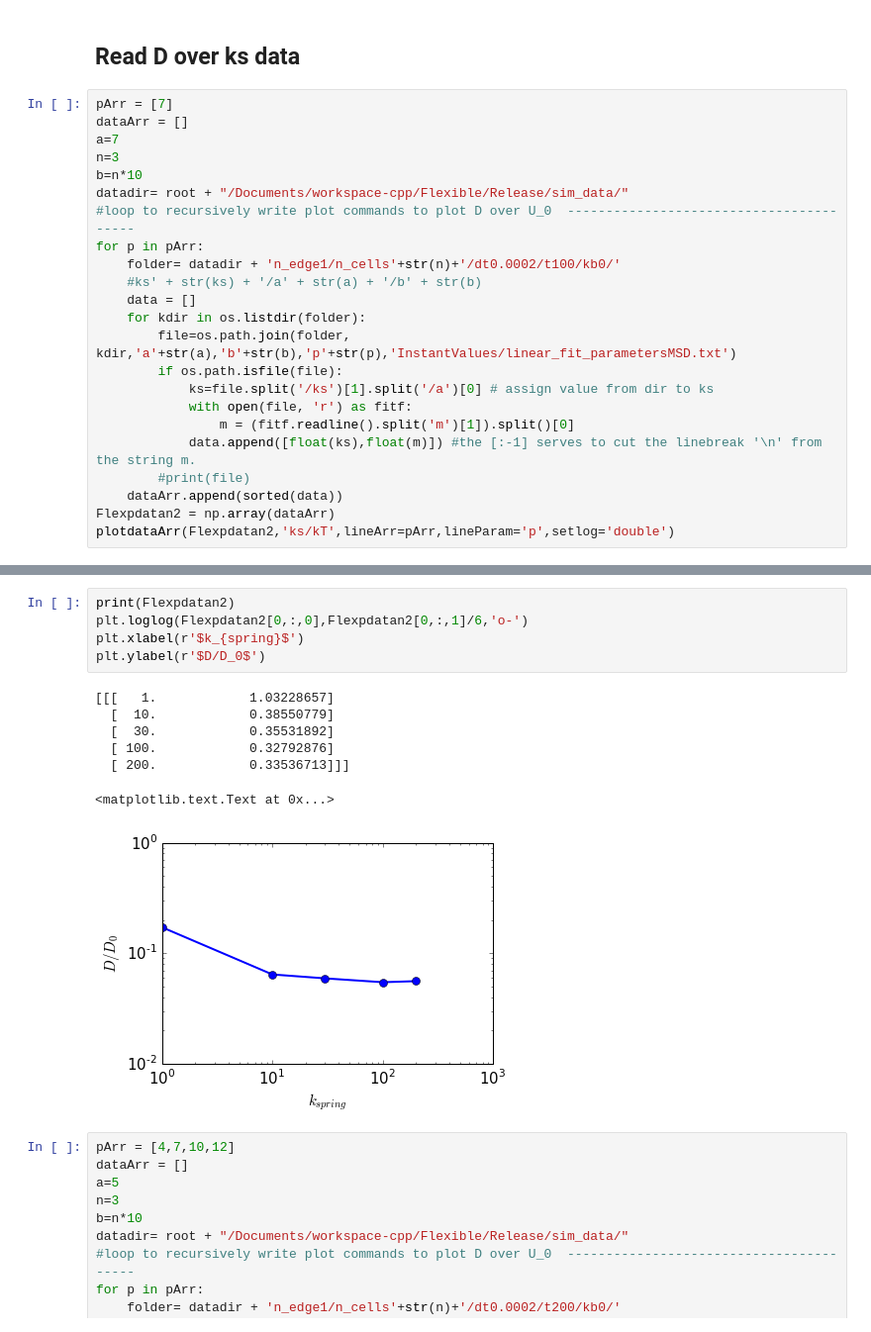
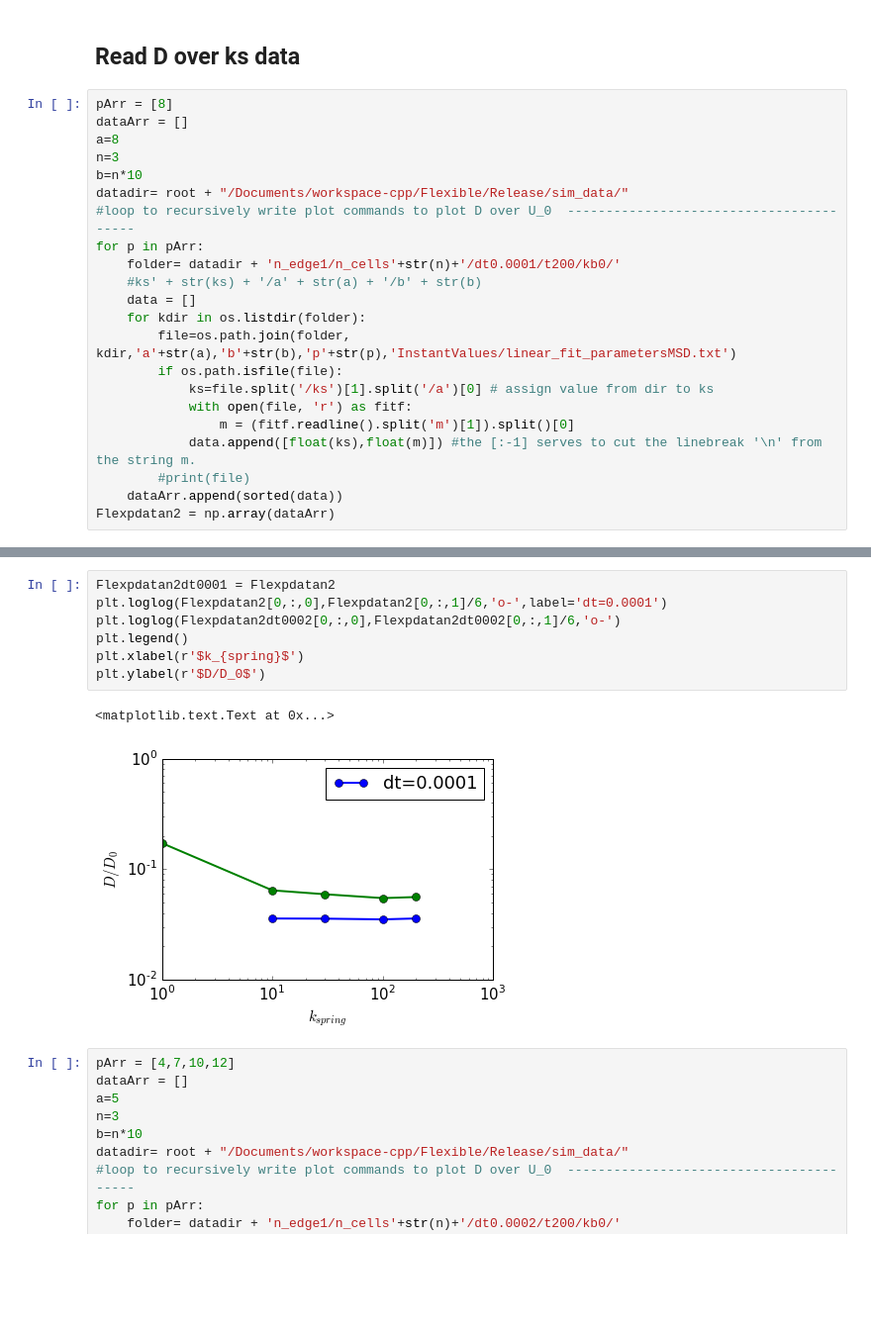
Before and after one commit to JohannHansing/iPythonNB, a Jupyter notebook: Flexible/Flexible.ipynb, the cells around one changed output, grey strips where cells are left out. Shown at 99% size. Saved outputs shown, nothing was run; the diff lists cells and outputs as text; blank space fills up the shorter version.

```diff
--- a/Flexible/Flexible.ipynb
+++ b/Flexible/Flexible.ipynb
@@ -241,15 +241,15 @@ Produces same results as ks = infty (SingleSpheres without HI)
 # %% [markdown]
 ## Read D over ks data
 # %%
-pArr = [7]
+pArr = [8]
 dataArr = []
-a=7
+a=8
 n=3
 b=n*10
 datadir= root + "/Documents/workspace-cpp/Flexible/Release/sim_data/"
 #loop to recursively write plot commands to plot D over U_0  ----------------------------------------
 for p in pArr:
-    folder= datadir + 'n_edge1/n_cells'+str(n)+'/dt0.0002/t100/kb0/'
+    folder= datadir + 'n_edge1/n_cells'+str(n)+'/dt0.0001/t200/kb0/'
     #ks' + str(ks) + '/a' + str(a) + '/b' + str(b)
     data = []
     for kdir in os.listdir(folder):
@@ -262,4 +262,3 @@ for p in pArr:
         #print(file)
     dataArr.append(sorted(data))
 Flexpdatan2 = np.array(dataArr)
-plotdataArr(Flexpdatan2,'ks/kT',lineArr=pArr,lineParam='p',setlog='double')
@@ -268,16 +265,13 @@ plotdataArr(Flexpdatan2,'ks/kT',lineArr=pArr,lineParam='p',setlog='double')
 # %%
-print(Flexpdatan2)
-plt.loglog(Flexpdatan2[0,:,0],Flexpdatan2[0,:,1]/6,'o-')
+Flexpdatan2dt0001 = Flexpdatan2
+plt.loglog(Flexpdatan2[0,:,0],Flexpdatan2[0,:,1]/6,'o-',label='dt=0.0001')
+plt.loglog(Flexpdatan2dt0002[0,:,0],Flexpdatan2dt0002[0,:,1]/6,'o-')
+plt.legend()
 plt.xlabel(r'$k_{spring}$')
 plt.ylabel(r'$D/D_0$')
 # %% [output]
-[[[   1.            1.03228657]
-  [  10.            0.38550779]
-  [  30.            0.35531892]
-  [ 100.            0.32792876]
-  [ 200.            0.33536713]]]
+<matplotlib.text.Text at 0x...>
-<matplotlib.text.Text at 0x...>
-[figure, old version]
+[figure, new version]
 # %%
 pArr = [4,7,10,12]
 dataArr = []
```
Also changed, not shown: parts of 1 cell of this notebook, 2 other files.
